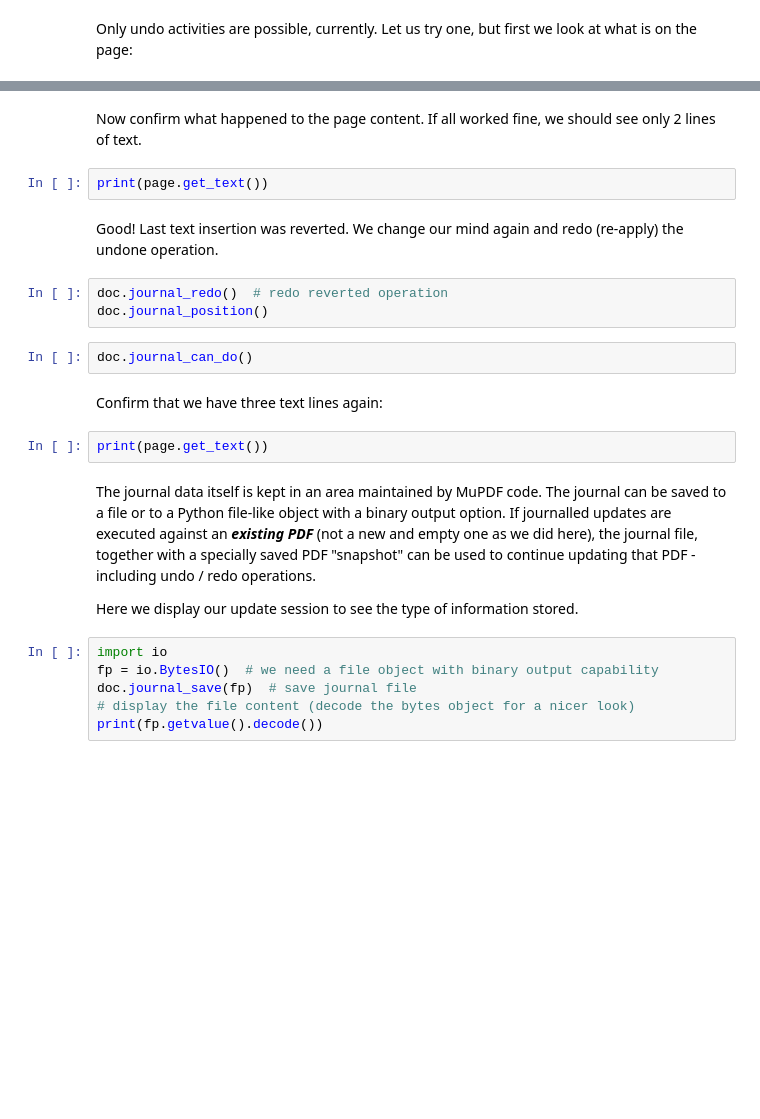
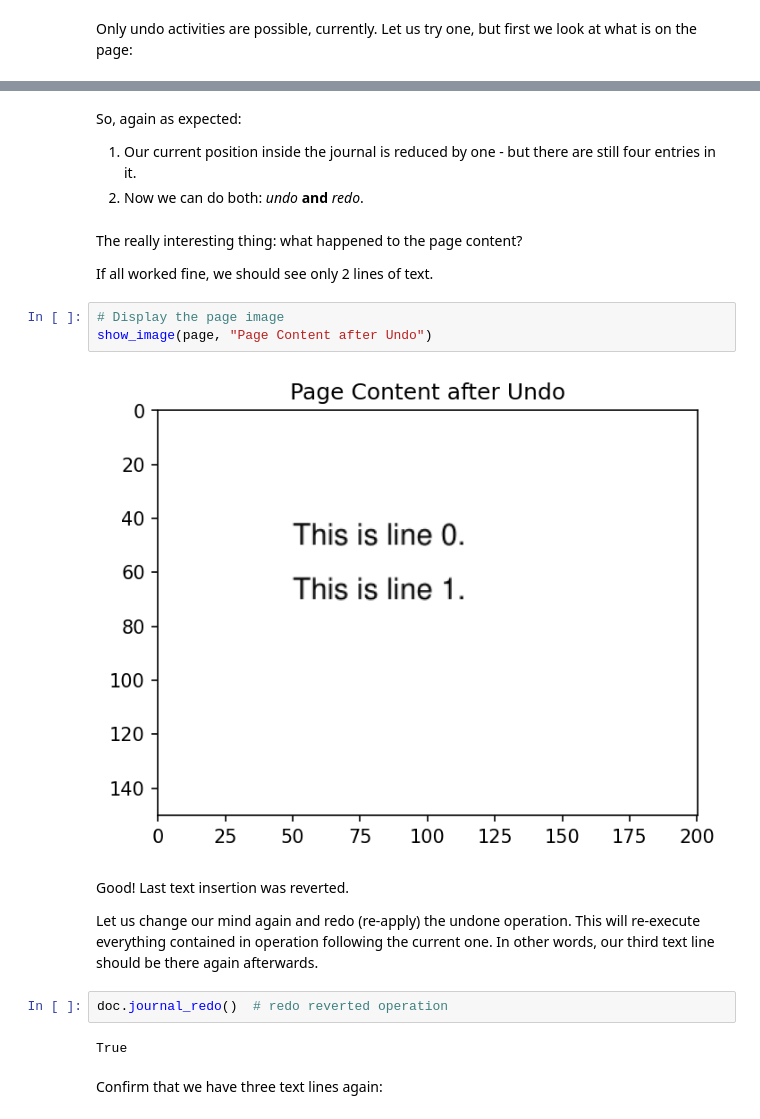
Before and after one commit to pymupdf/PyMuPDF-Utilities, a Jupyter notebook: jupyter-notebooks/journalling1.ipynb, the cells around one changed output, grey strips where cells are left out. Drawn from its saved outputs; the diff is of its cells as text; blank space fills up the shorter version.

```diff
--- a/jupyter-notebooks/journalling1.ipynb
+++ b/jupyter-notebooks/journalling1.ipynb
@@ -59,25 +161,23 @@ doc.journal_can_do()  # what can we do now?
+# %% [markdown]
+So, again as expected:
+1. Our current position inside the journal is reduced by one - but there are still four entries in it.
+2. Now we can do both: *undo* **and** *redo*.
 # %% [markdown]
-Now confirm what happened to the page content. If all worked fine, we should see only 2 lines of text.
+The really interesting thing: what happened to the page content?
+
+If all worked fine, we should see only 2 lines of text.
-# %%
-print(page.get_text())
+# %%
+# Display the page image
+show_image(page, "Page Content after Undo")
+# %% [output]
+[figure, added]
 # %% [markdown]
-Good! Last text insertion was reverted. We change our mind again and redo (re-apply) the undone operation.
+Good! Last text insertion was reverted.
+
+Let us change our mind again and redo (re-apply) the undone operation. This will re-execute everything contained in operation following the current one. In other words, our third text line should be there again afterwards.
 # %%
 doc.journal_redo()  # redo reverted operation
-doc.journal_position()
+# %% [output]
+True
-# %%
-doc.journal_can_do()
 # %% [markdown]
 Confirm that we have three text lines again:
-# %%
-print(page.get_text())
-# %% [markdown]
-The journal data itself is kept in an area maintained by MuPDF code. The journal can be saved to a file or to a Python file-like object with a binary output option. If journalled updates are executed against an **_existing PDF_** (not a new and empty one as we did here), the journal file, together with a specially saved PDF "snapshot" can be used to continue updating that PDF - including undo / redo operations.
-
-Here we display our update session to see the type of information stored.
-# %%
-import io
-fp = io.BytesIO()  # we need a file object with binary output capability
-doc.journal_save(fp)  # save journal file
-# display the file content (decode the bytes object for a nicer look)
-print(fp.getvalue().decode())
```
Also changed, not shown: parts of 30 cells of this notebook.
